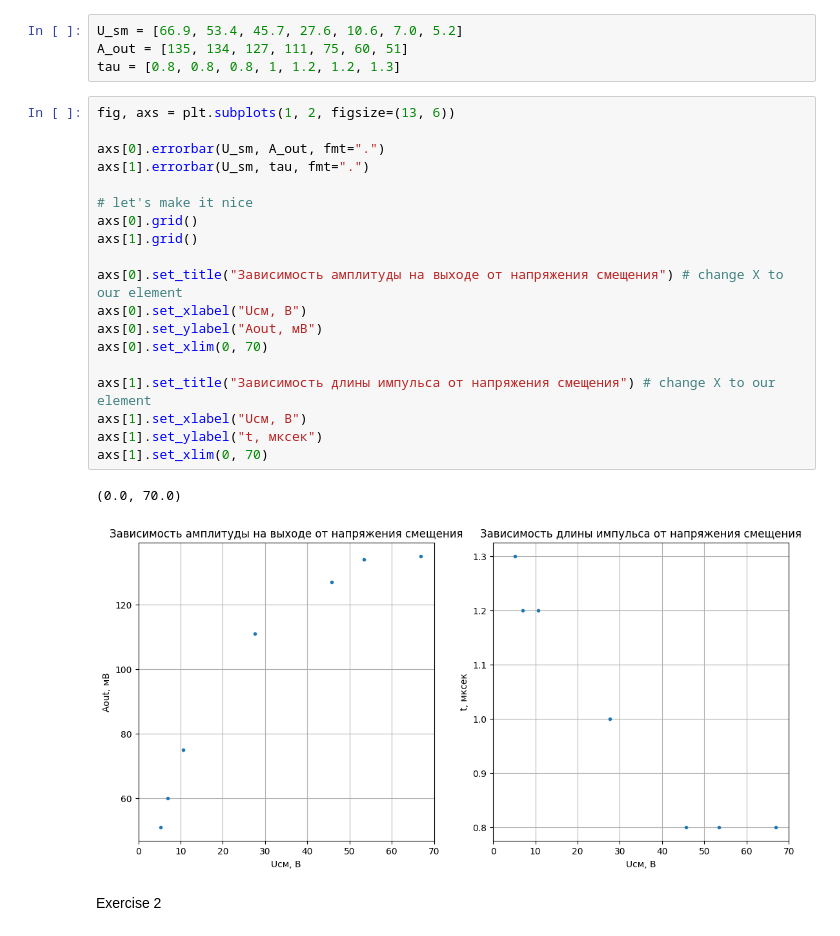
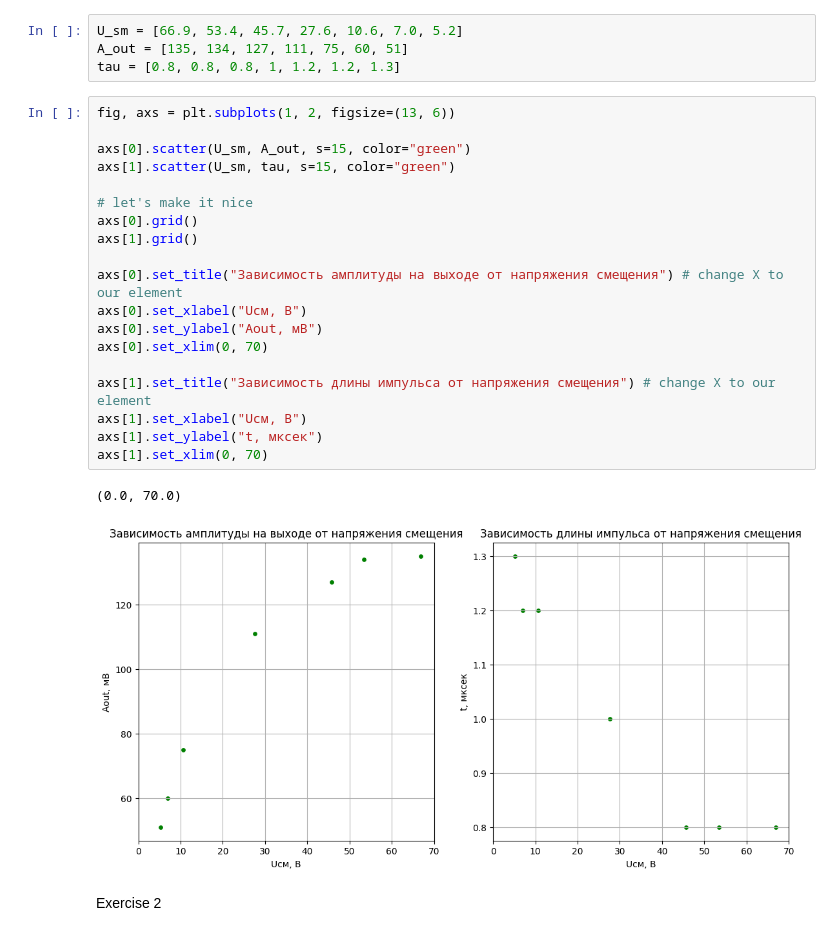
Before and after one commit to NikiTesla/nucl_prak, a Jupyter notebook: semiconductor.ipynb, the cells around one changed output. Cells and saved outputs as stored; diff of their text form.

```diff
--- a/semiconductor.ipynb
+++ b/semiconductor.ipynb
@@ -31,25 +31,25 @@ tau = [0.8, 0.8, 0.8, 1, 1.2, 1.2, 1.3]
 # %%
 fig, axs = plt.subplots(1, 2, figsize=(13, 6))
 
-axs[0].errorbar(U_sm, A_out, fmt=".")
-axs[1].errorbar(U_sm, tau, fmt=".")
+axs[0].scatter(U_sm, A_out, s=15, color="green")
+axs[1].scatter(U_sm, tau, s=15, color="green")
 
 # let's make it nice
 axs[0].grid()
 axs[1].grid()
 
 axs[0].set_title("Зависимость амплитуды на выходе от напряжения смещения") # change X to our element
 axs[0].set_xlabel("Uсм, В")
 axs[0].set_ylabel("Aout, мВ")
 axs[0].set_xlim(0, 70)
 
 axs[1].set_title("Зависимость длины импульса от напряжения смещения") # change X to our element
 axs[1].set_xlabel("Uсм, В")
 axs[1].set_ylabel("t, мксек")
 axs[1].set_xlim(0, 70)
 # %% [output]
 (0.0, 70.0)
-[figure, old version]
+[figure, new version]
 # %% [markdown]
 Exercise 2
 # %%
```
Also changed, not shown: parts of 6 cells of this notebook, 25 other files.
